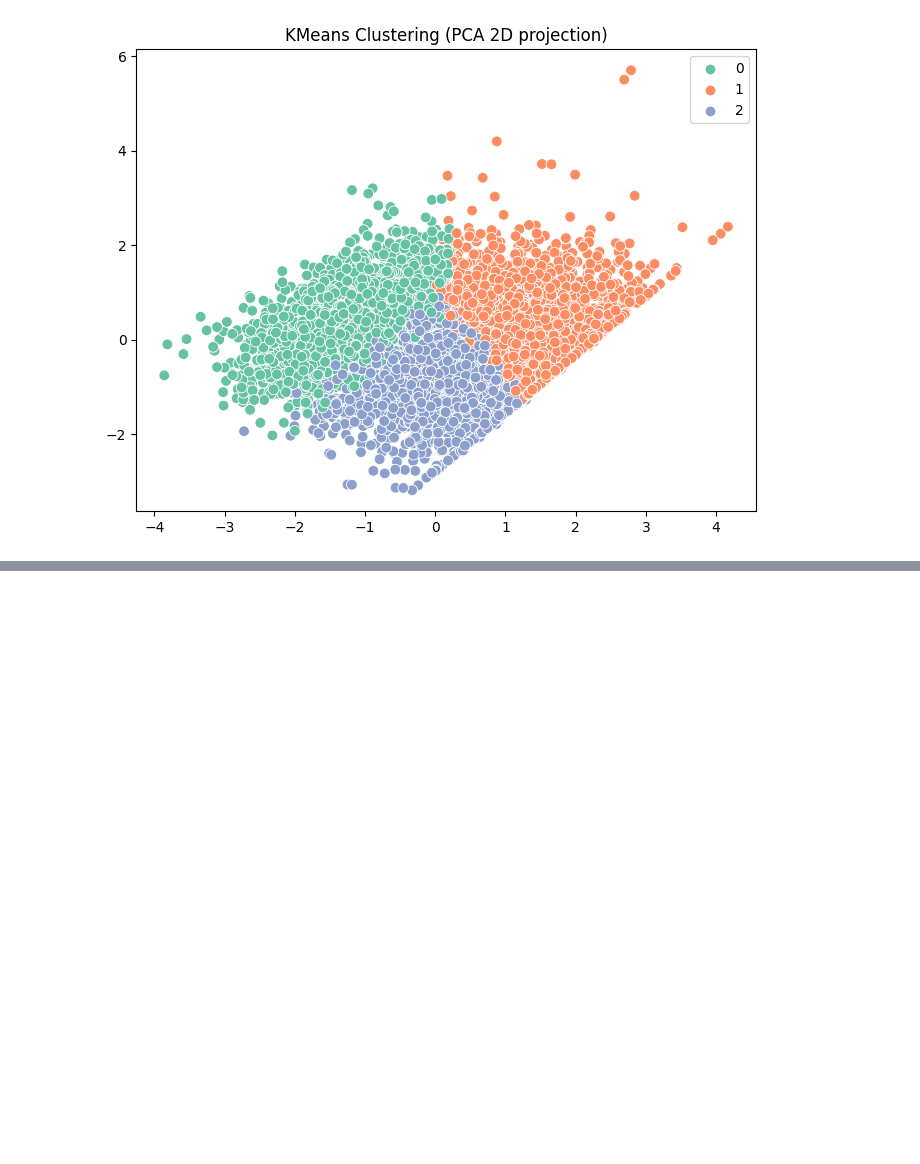
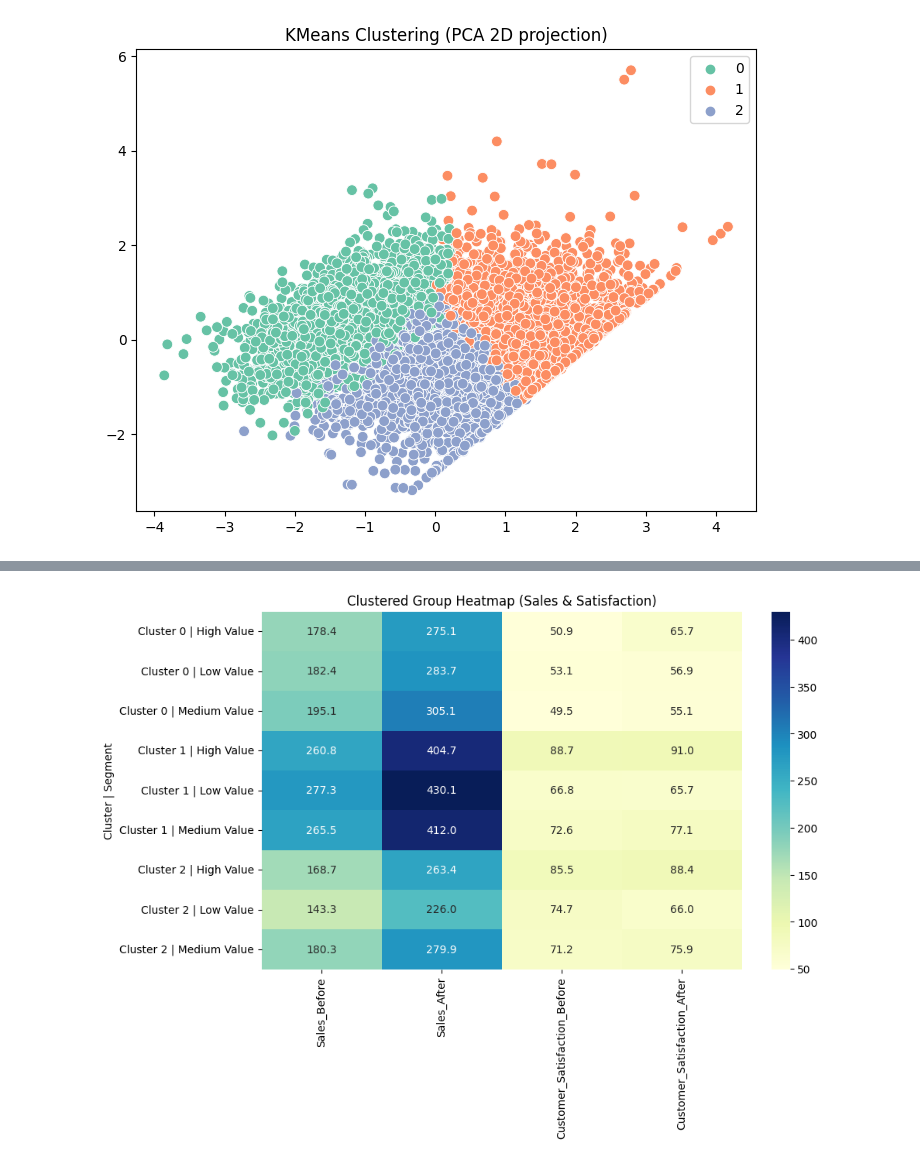
Before and after one commit to liaohan618/Sales-Satisfaction-Kaggle, a Jupyter notebook: SNS_Complete_Project.ipynb, the cells around one changed output, grey strips where cells are left out. Drawn from its saved outputs; the diff is of its cells as text; code cells hidden in the pictures; blank space fills up the shorter version.

```diff
--- a/SNS_Complete_Project.ipynb
+++ b/SNS_Complete_Project.ipynb
@@ -338,0 +516,20 @@ Name: count, dtype: int64
+# %%
+import seaborn as sns
+import matplotlib.pyplot as plt
+
+# Select only relevant cols
+heatmap_data = clustered_treatment[['Sales_Before','Sales_After',
+                                    'Customer_Satisfaction_Before','Customer_Satisfaction_After']].copy()
+
+# Build a combined index: Cluster + Customer Segment
+heatmap_data.index = clustered_treatment.apply(
+    lambda row: f"Cluster {row['Cluster']} | {row['Customer_Segment']}", axis=1
+)
+
+plt.figure(figsize=(10,6))
+sns.heatmap(heatmap_data, annot=True, fmt=".1f", cmap="YlGnBu", cbar=True)
+plt.title("Clustered Group Heatmap (Sales & Satisfaction)")
+plt.ylabel("Cluster | Segment")
+plt.show()
+# %% [output]
+[figure, added]
```
Also changed, not shown: parts of 12 cells of this notebook.
